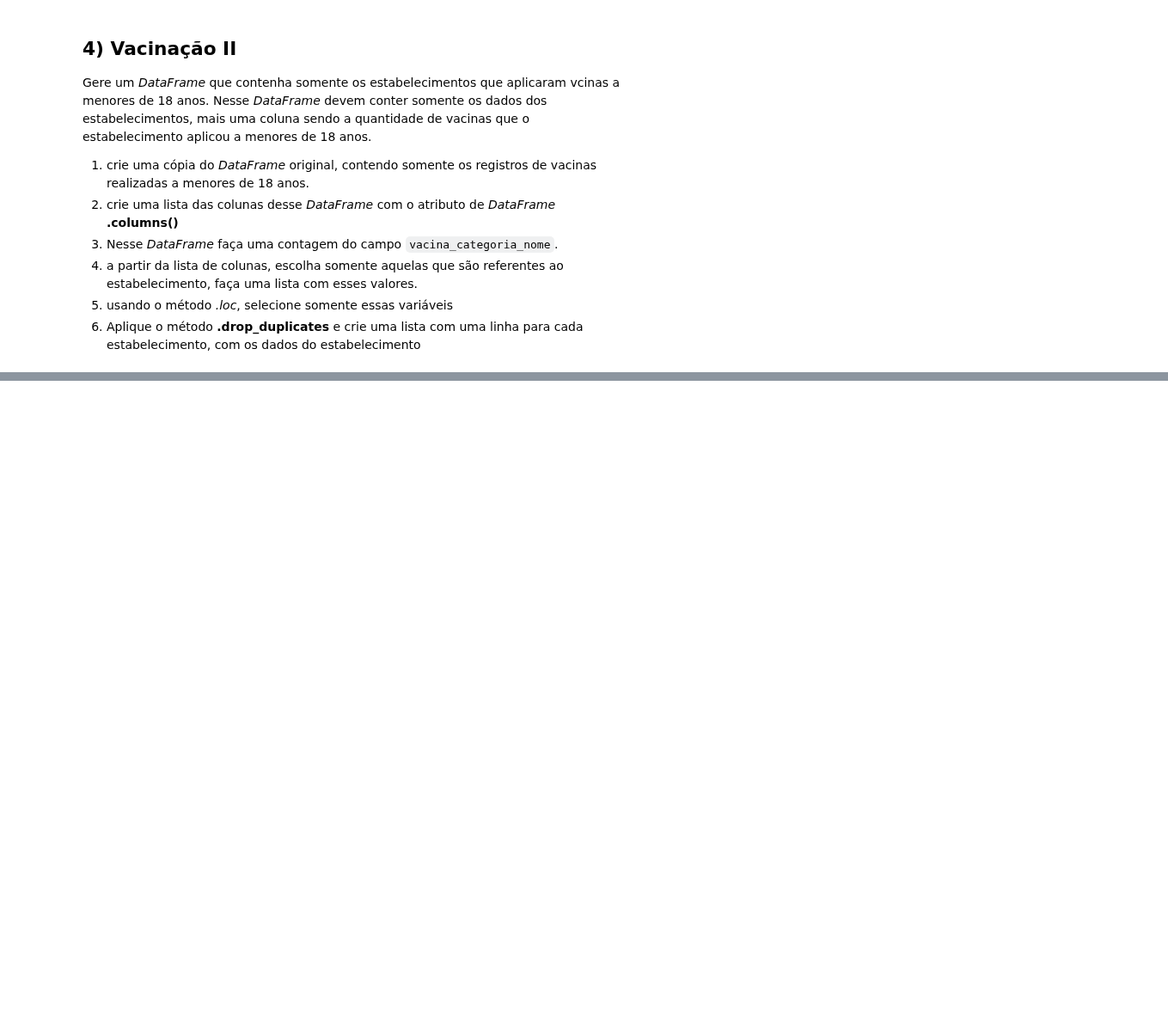
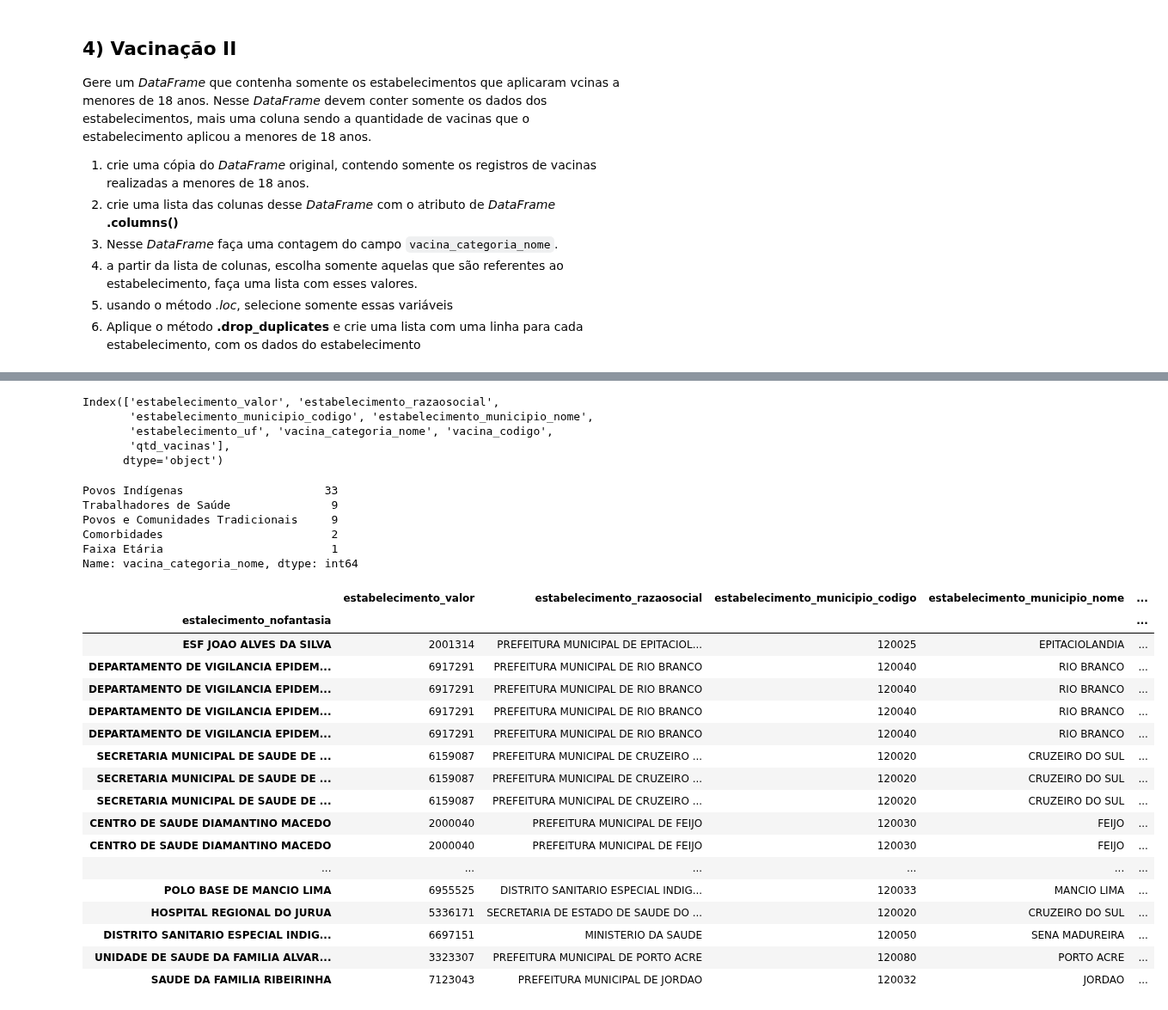
Before and after one commit to RaphaelfsOliveira/DataScience, a Jupyter notebook: EBAC Curso Ciência de Dados/Cientista de Dados/modulo_4_exercicios_2.ipynb, the cells around one changed output, grey strips where cells are left out. Shown at 86% size. Saved outputs shown, nothing was run; the diff lists cells and outputs as text; code cells hidden in the pictures; blank space fills up the shorter version.

```diff
--- a/EBAC Curso Ciência de Dados/Cientista de Dados/modulo_4_exercicios_2.ipynb
+++ b/EBAC Curso Ciência de Dados/Cientista de Dados/modulo_4_exercicios_2.ipynb
@@ -187,2 +185,5 @@ arquivo = 'https://s3-sa-east-1.amazonaws.com/ckan.saude.gov.br/PNI/vacina/uf/20
+# %%
+arquivo = './input/registros de vacinacao covid ACRE.csv'
+df_vac_acre = pd.read_csv(arquivo, sep=';')
 # %%
 # 1) Sua solução aqui
@@ -213,0 +304,15 @@ Gere um *DataFrame* que contenha somente os estabelecimentos que aplicaram vcina
+# %%
+
+df_estab_qtd_vac = df_estab_menor_idade.merge(df_qtd_vac['estabelecimento_valor'], on='estalecimento_nofantasia', how='inner')
+df_estab_qtd_vac.columns = [
+    'estabelecimento_valor',
+    'estabelecimento_razaosocial',
+    'estabelecimento_municipio_codigo',
+    'estabelecimento_municipio_nome',
+    'estabelecimento_uf',
+    'vacina_categoria_nome',
+    'vacina_codigo',
+    'qtd_vacinas',
+]
+
+df_estab_qtd_vac.head()
@@ -214,2 +327,9 @@ Gere um *DataFrame* que contenha somente os estabelecimentos que aplicaram vcina
 # %%
 # 2)
+df_estab_qtd_vac.columns
+# %% [output]
+Index(['estabelecimento_valor', 'estabelecimento_razaosocial',
+       'estabelecimento_municipio_codigo', 'estabelecimento_municipio_nome',
+       'estabelecimento_uf', 'vacina_categoria_nome', 'vacina_codigo',
+       'qtd_vacinas'],
+      dtype='object')
@@ -221,0 +336,42 @@ Gere um *DataFrame* que contenha somente os estabelecimentos que aplicaram vcina
+# %%
+# 3) Nesse DataFrame faça uma contagem do campo vacina_categoria_nome.
+
+df_estab_qtd_vac['vacina_categoria_nome'].value_counts()
+# %% [output]
+Povos Indígenas                     33
+Trabalhadores de Saúde               9
+Povos e Comunidades Tradicionais     9
+Comorbidades                         2
+Faixa Etária                         1
+Name: vacina_categoria_nome, dtype: int64
+# %%
+# 4) a partir da lista de colunas,
+# escolha somente aquelas que são referentes ao estabelecimento, faça uma lista com esses valores.
+
+fields2 = [
+    'estabelecimento_valor',
+    'estabelecimento_razaosocial',
+    'estabelecimento_municipio_codigo',
+    'estabelecimento_municipio_nome',
+    'estabelecimento_uf'
+]
+df_estab_qtd_vac[fields2]
+# %% [output]
+|  | estabelecimento_valor | estabelecimento_razaosocial | estabelecimento_municipio_codigo | estabelecimento_municipio_nome | ... |
+| estalecimento_nofantasia |  |  |  |  | ... |
+| ESF JOAO ALVES DA SILVA | 2001314 | PREFEITURA MUNICIPAL DE EPITACIOL... | 120025 | EPITACIOLANDIA | ... |
+| DEPARTAMENTO DE VIGILANCIA EPIDEM... | 6917291 | PREFEITURA MUNICIPAL DE RIO BRANCO | 120040 | RIO BRANCO | ... |
+| DEPARTAMENTO DE VIGILANCIA EPIDEM... | 6917291 | PREFEITURA MUNICIPAL DE RIO BRANCO | 120040 | RIO BRANCO | ... |
+| DEPARTAMENTO DE VIGILANCIA EPIDEM... | 6917291 | PREFEITURA MUNICIPAL DE RIO BRANCO | 120040 | RIO BRANCO | ... |
+| DEPARTAMENTO DE VIGILANCIA EPIDEM... | 6917291 | PREFEITURA MUNICIPAL DE RIO BRANCO | 120040 | RIO BRANCO | ... |
+| SECRETARIA MUNICIPAL DE SAUDE DE ... | 6159087 | PREFEITURA MUNICIPAL DE CRUZEIRO ... | 120020 | CRUZEIRO DO SUL | ... |
+| SECRETARIA MUNICIPAL DE SAUDE DE ... | 6159087 | PREFEITURA MUNICIPAL DE CRUZEIRO ... | 120020 | CRUZEIRO DO SUL | ... |
+| SECRETARIA MUNICIPAL DE SAUDE DE ... | 6159087 | PREFEITURA MUNICIPAL DE CRUZEIRO ... | 120020 | CRUZEIRO DO SUL | ... |
+| CENTRO DE SAUDE DIAMANTINO MACEDO | 2000040 | PREFEITURA MUNICIPAL DE FEIJO | 120030 | FEIJO | ... |
+| CENTRO DE SAUDE DIAMANTINO MACEDO | 2000040 | PREFEITURA MUNICIPAL DE FEIJO | 120030 | FEIJO | ... |
+| ... | ... | ... | ... | ... | ... |
+| POLO BASE DE MANCIO LIMA | 6955525 | DISTRITO SANITARIO ESPECIAL INDIG... | 120033 | MANCIO LIMA | ... |
+| HOSPITAL REGIONAL DO JURUA | 5336171 | SECRETARIA DE ESTADO DE SAUDE DO ... | 120020 | CRUZEIRO DO SUL | ... |
+| DISTRITO SANITARIO ESPECIAL INDIG... | 6697151 | MINISTERIO DA SAUDE | 120050 | SENA MADUREIRA | ... |
+| UNIDADE DE SAUDE DA FAMILIA ALVAR... | 3323307 | PREFEITURA MUNICIPAL DE PORTO ACRE | 120080 | PORTO ACRE | ... |
+| SAUDE DA FAMILIA RIBEIRINHA | 7123043 | PREFEITURA MUNICIPAL DE JORDAO | 120032 | JORDAO | ... |
```
Also changed, not shown: parts of 20 cells of this notebook, 5 other files.
